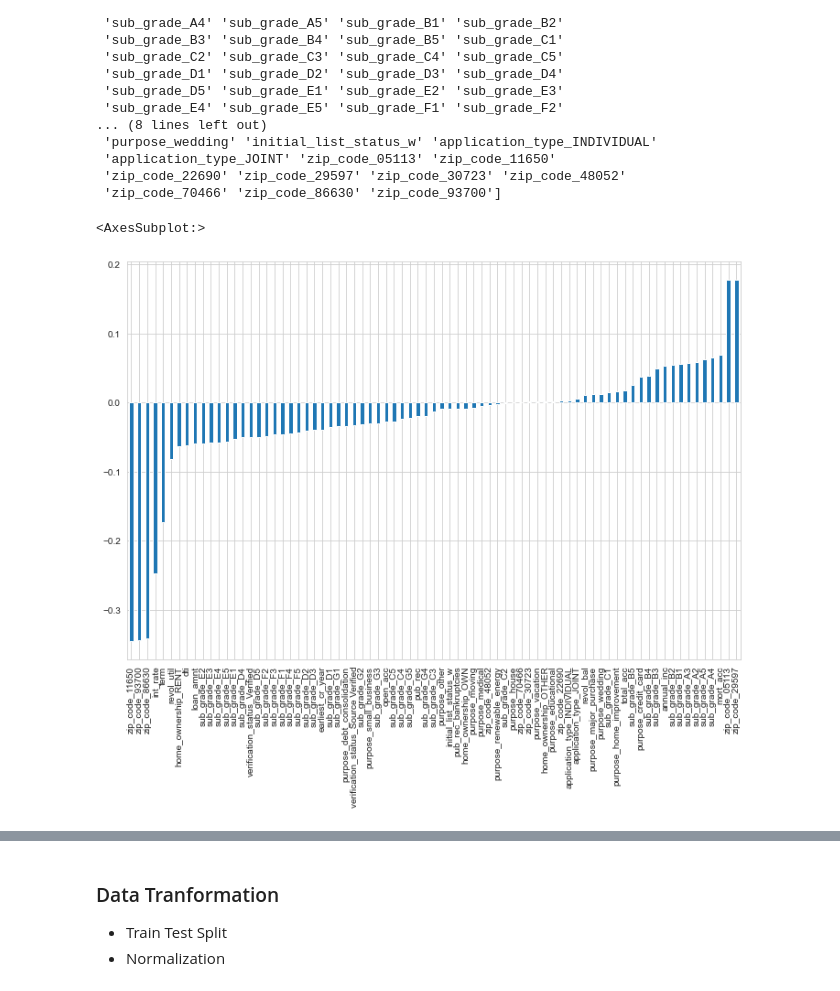
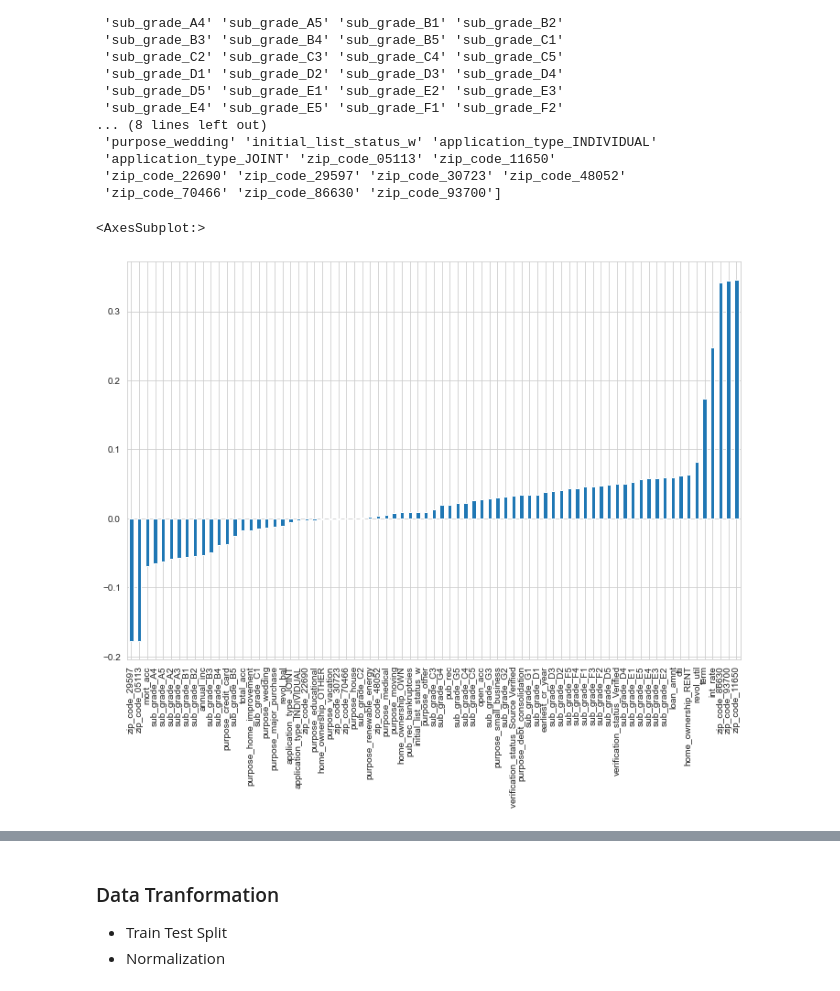
Before and after one commit to Praveen-Samudrala/Machine-Learning-and-Data-Science, a Jupyter notebook: Projects/Loan Defaulter Prediction/Loan Defaulter Prediction.ipynb, the cells around one changed output, grey strips where cells are left out. Saved outputs shown, nothing was run; the diff lists cells and outputs as text; code cells hidden in the pictures.

```diff
--- a/Projects/Loan Defaulter Prediction/Loan Defaulter Prediction.ipynb
+++ b/Projects/Loan Defaulter Prediction/Loan Defaulter Prediction.ipynb
@@ -858,8 +863,8 @@ Value counts of loan_status :
 Charged Off     77673
 Name: loan_status, dtype: int64
 # %%
-# New 'load_repaid' column with 1 if the loan status was "Fully Paid" and a 0 if it was "Charged Off".
-df['loan_repaid'] = df['loan_status'].apply(lambda x:1 if x=='Fully Paid' else 0)
+# New 'load_repaid' column with 1 if the loan status was "Charged Off(Defualted)" and a 0 if it was "Fully Paid".
+df['loan_repaid'] = df['loan_status'].apply(lambda x:0 if x=='Fully Paid' else 1)
 
 #Dropping the original loan_status column
 df.drop(['loan_status'], axis=1, inplace=True)
@@ -1071,13 +1088,14 @@ print(cat_cols)
 # %%
-# # Get dummies for categorical columns
-# dummies = pd.get_dummies(df[cat_cols], drop_first=True)
+# Performing pd.get_dummies to visualize which feature values are having good correlation
+# Get dummies for categorical columns
+dummies = pd.get_dummies(df[cat_cols], drop_first=True)
 
-# # Drop actual categorical columns
-# df = df.drop(cat_cols,axis=1)
+# Drop actual categorical columns
+df_dummies = df.drop(cat_cols,axis=1)
 
-# # Concatenate dummy columns with df2
-# df = pd.concat([df,dummies],axis=1)
-# df.head()
+# Concatenate dummy columns with df2
+df_dummies = pd.concat([df_dummies,dummies],axis=1)
+df_dummies.head()
 # %% [output]
 |  | loan_amnt | term | int_rate | annual_inc | dti | open_acc | pub_rec | revol_bal | revol_util | ... |
 | 0 | 10000.0 | 36 | 11.44 | 117000.0 | 26.24 | 16.0 | 0.0 | 36369.0 | 41.8 | ... |
@@ -1109,7 +1127,7 @@ columns :
  'zip_code_22690' 'zip_code_29597' 'zip_code_30723' 'zip_code_48052'
  'zip_code_70466' 'zip_code_86630' 'zip_code_93700']
 # %%
-df.corr()['loan_repaid'].sort_values()[:-1].plot.bar()
+df_dummies.corr()['loan_repaid'].sort_values()[:-1].plot.bar()
 # %% [output]
 <AxesSubplot:>
-[figure, old version]
+[figure, new version]
```
Also changed, not shown: parts of 42 cells of this notebook, 2 other files.
